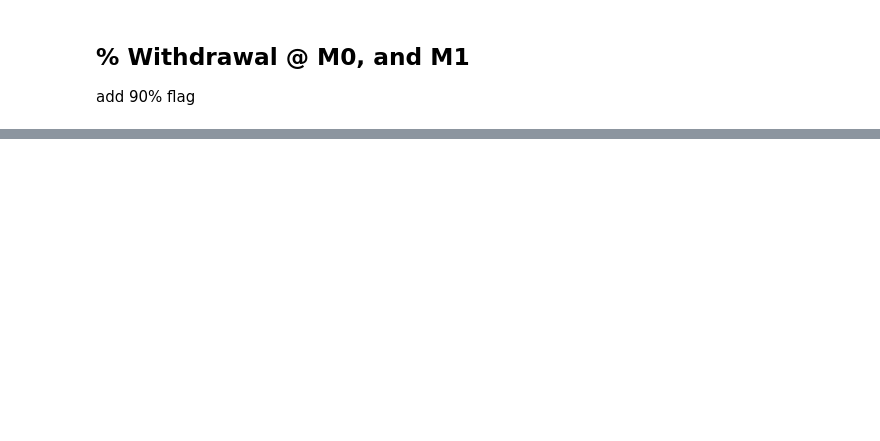
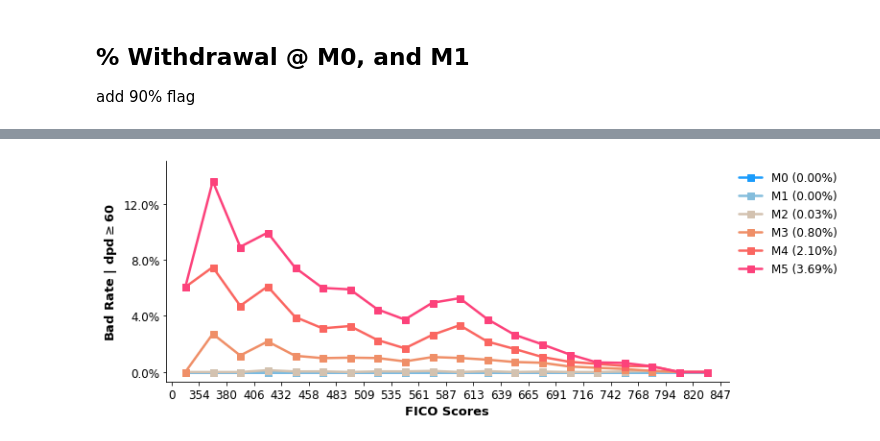
Before and after one commit to Nak007/DPDAnalysis, a Jupyter notebook: DPDAnalysis_colab.ipynb, the cells around one changed output, grey strips where cells are left out. Saved outputs shown, nothing was run; the diff lists cells and outputs as text; code cells hidden in the pictures; blank space fills up the shorter version.

```diff
--- a/DPDAnalysis_colab.ipynb
+++ b/DPDAnalysis_colab.ipynb
@@ -72,0 +195,5 @@ X.loc[X["clean"]==False].groupby(groupby).agg(aggfnc).rename(columns=rename)
+# %%
+ax = plot_scores(delq, r"Bad Rate | dpd$\geq${}".format(dpd_geq),
+                 percent=True, num_format="{:,.2%}".format, colors=colors)
+# %% [output]
+[figure, added]
```
Also changed, not shown: parts of 24 cells of this notebook, 1 other file.
